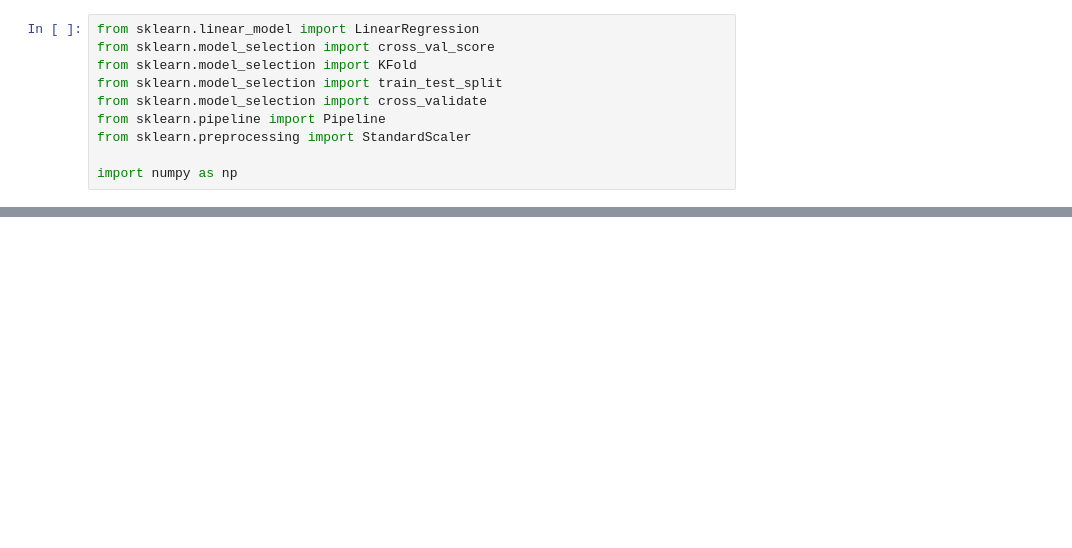
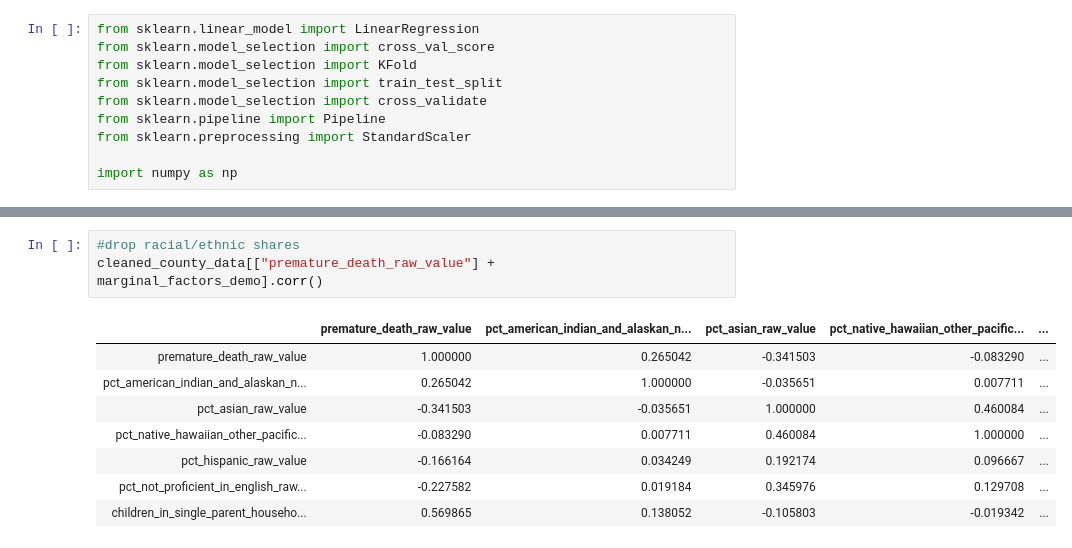
Before and after one commit to NathanVenos/Predicting-Premature-Death-with-County-level-Health-Factors, a Jupyter notebook: data/Choosing features.ipynb, the cells around one changed output, grey strips where cells are left out. Saved outputs shown, nothing was run; the diff lists cells and outputs as text; blank space fills up the shorter version.

```diff
--- a/data/Choosing features.ipynb
+++ b/data/Choosing features.ipynb
@@ -46,0 +115,12 @@ ValueError: Input contains NaN, infinity or a value too large for dtype('float64
+# %%
+#drop racial/ethnic shares
+cleaned_county_data[["premature_death_raw_value"] + marginal_factors_demo].corr()
+# %% [output]
+|  | premature_death_raw_value | pct_american_indian_and_alaskan_n... | pct_asian_raw_value | pct_native_hawaiian_other_pacific... | ... |
+| premature_death_raw_value | 1.000000 | 0.265042 | -0.341503 | -0.083290 | ... |
+| pct_american_indian_and_alaskan_n... | 0.265042 | 1.000000 | -0.035651 | 0.007711 | ... |
+| pct_asian_raw_value | -0.341503 | -0.035651 | 1.000000 | 0.460084 | ... |
+| pct_native_hawaiian_other_pacific... | -0.083290 | 0.007711 | 0.460084 | 1.000000 | ... |
+| pct_hispanic_raw_value | -0.166164 | 0.034249 | 0.192174 | 0.096667 | ... |
+| pct_not_proficient_in_english_raw... | -0.227582 | 0.019184 | 0.345976 | 0.129708 | ... |
+| children_in_single_parent_househo... | 0.569865 | 0.138052 | -0.105803 | -0.019342 | ... |
```
Also changed, not shown: parts of 13 cells of this notebook.
